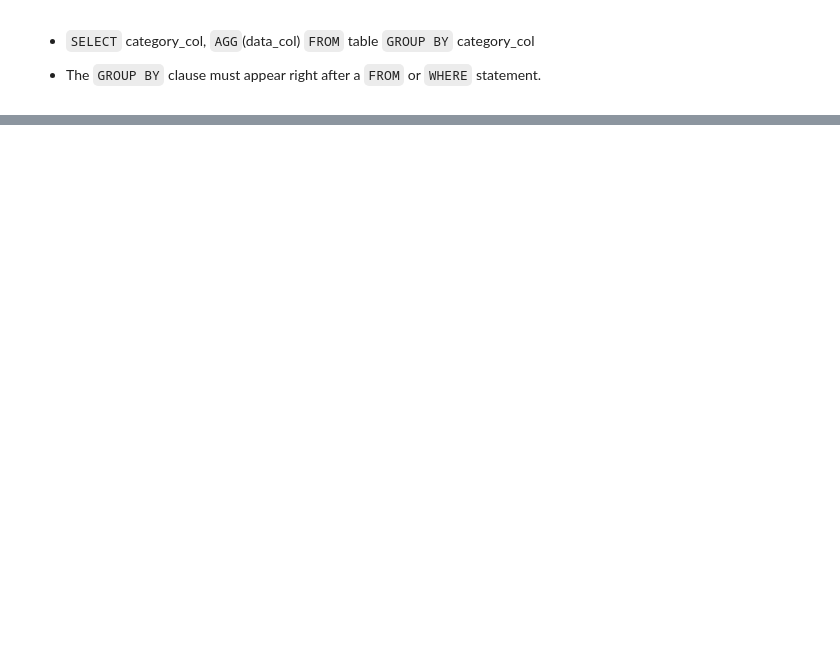
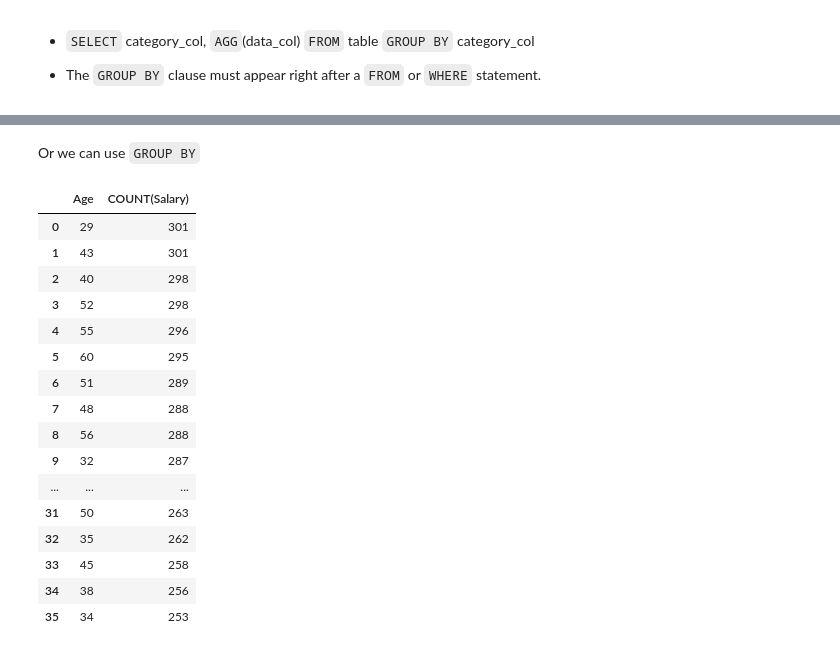
Before and after one commit to IgnacioGB1990/SQL, a Jupyter notebook: 2_GROUP_BY/2_Lecture.ipynb, the cells around one changed output, grey strips where cells are left out. Saved outputs shown, nothing was run; the diff lists cells and outputs as text; code cells hidden in the pictures; blank space fills up the shorter version.

```diff
--- a/2_GROUP_BY/2_Lecture.ipynb
+++ b/2_GROUP_BY/2_Lecture.ipynb
@@ -136,0 +219,28 @@ sql_query(query)
+# %% [markdown]
+Or we can use `GROUP BY`
+# %%
+query = """
+SELECT Age, COUNT(Salary) FROM jobs
+GROUP BY Age
+ORDER BY COUNT(Salary) DESC
+"""
+
+sql_query(query)
+# %% [output]
+|  | Age | COUNT(Salary) |
+| 0 | 29 | 301 |
+| 1 | 43 | 301 |
+| 2 | 40 | 298 |
+| 3 | 52 | 298 |
+| 4 | 55 | 296 |
+| 5 | 60 | 295 |
+| 6 | 51 | 289 |
+| 7 | 48 | 288 |
+| 8 | 56 | 288 |
+| 9 | 32 | 287 |
+| ... | ... | ... |
+| 31 | 50 | 263 |
+| 32 | 35 | 262 |
+| 33 | 45 | 258 |
+| 34 | 38 | 256 |
+| 35 | 34 | 253 |
```
Also changed, not shown: parts of 30 cells of this notebook, 1 other file.
